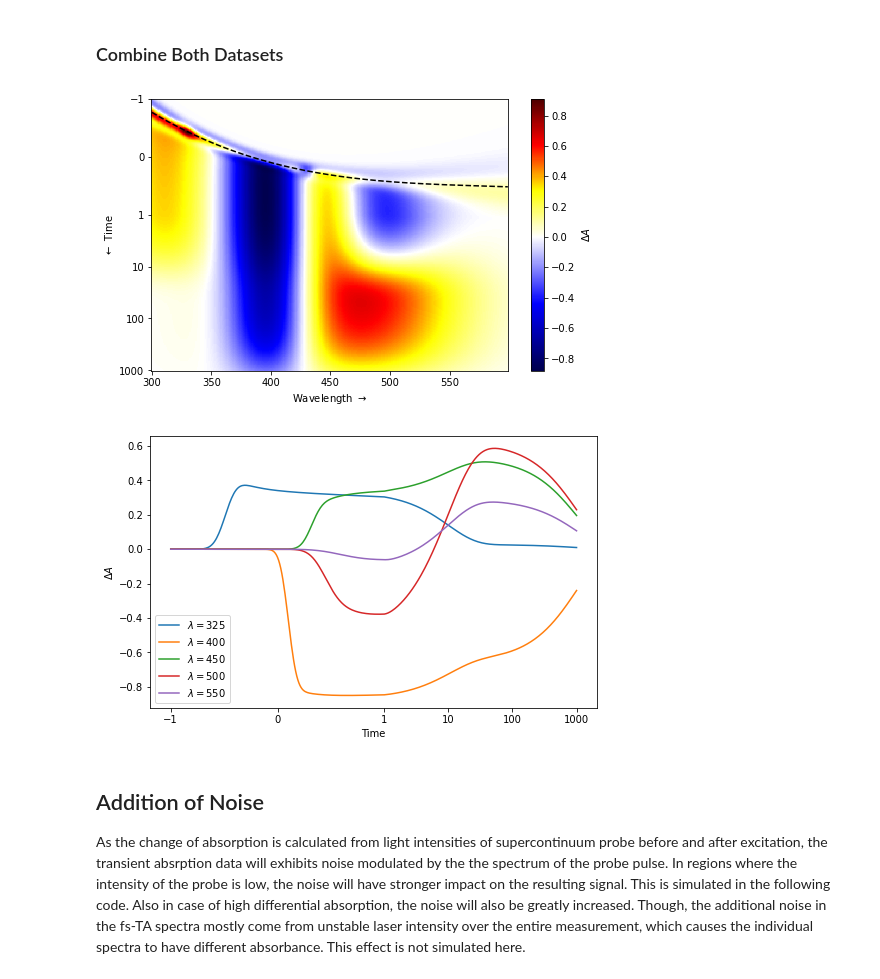
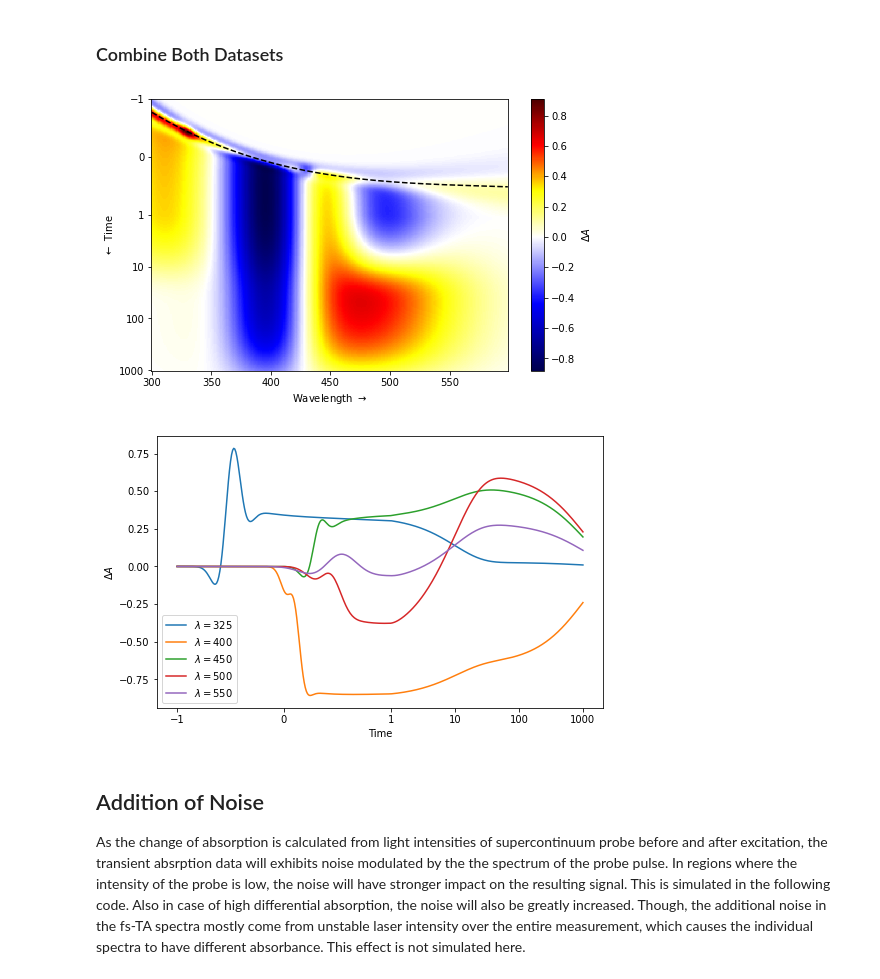
Before and after one commit to dmadea/Jupyter-Tutorials, a Jupyter notebook: Femto + LDM/Femto tutorial.ipynb, the cells around one changed output. Saved outputs shown, nothing was run; the diff lists cells and outputs as text; code cells hidden in the pictures.

```diff
--- a/Femto + LDM/Femto tutorial.ipynb
+++ b/Femto + LDM/Femto tutorial.ipynb
@@ -693,12 +695,12 @@ plot_traces(times, wavelengths, D)
 # %%
 # add the simulated data and coherent artifacts together
 D_full = D + D_COH
 
 plot_matrix(times, wavelengths, D_full, mu)
-plot_traces(times, wavelengths, D)
+plot_traces(times, wavelengths, D_full)
 # %% [output]
 [figure]
-[figure, old version]
+[figure, new version]
 # %% [markdown]
 ## Addition of Noise
 
```
Also changed, not shown: parts of 10 cells of this notebook, 1 other file.
